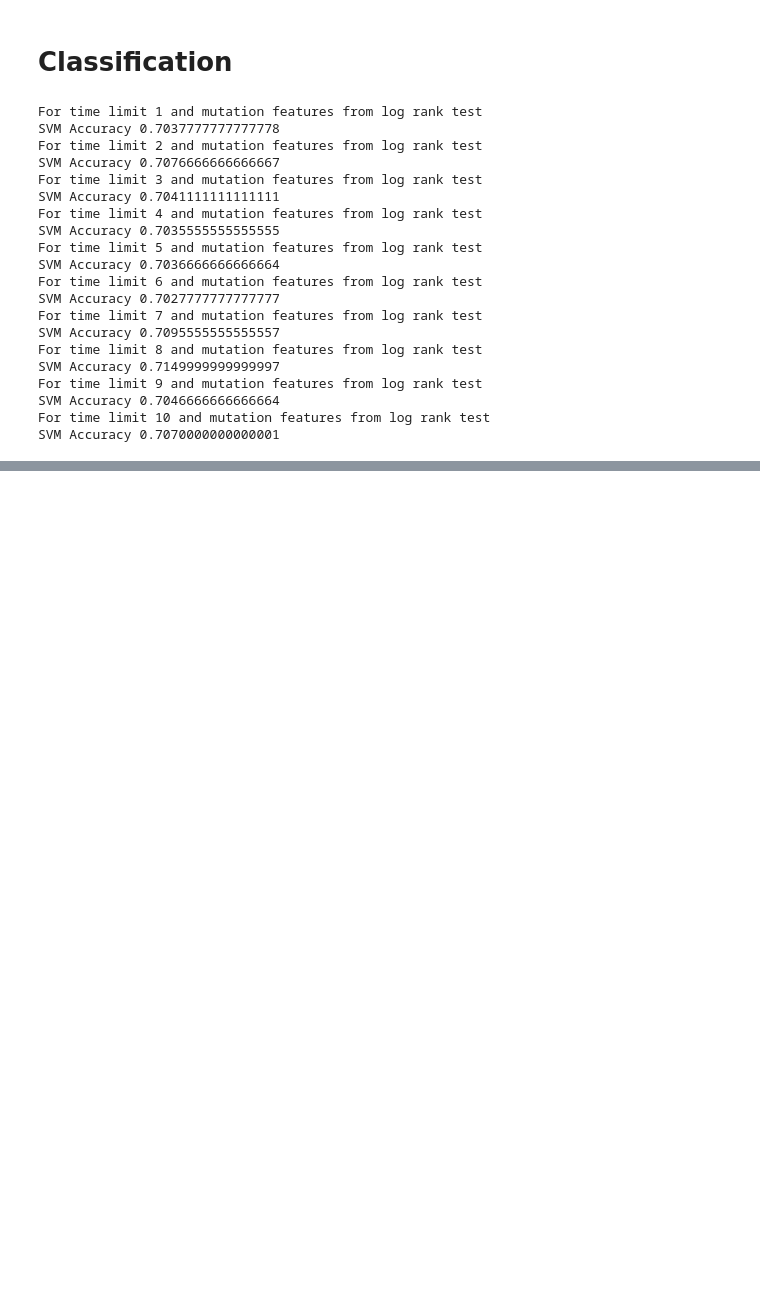
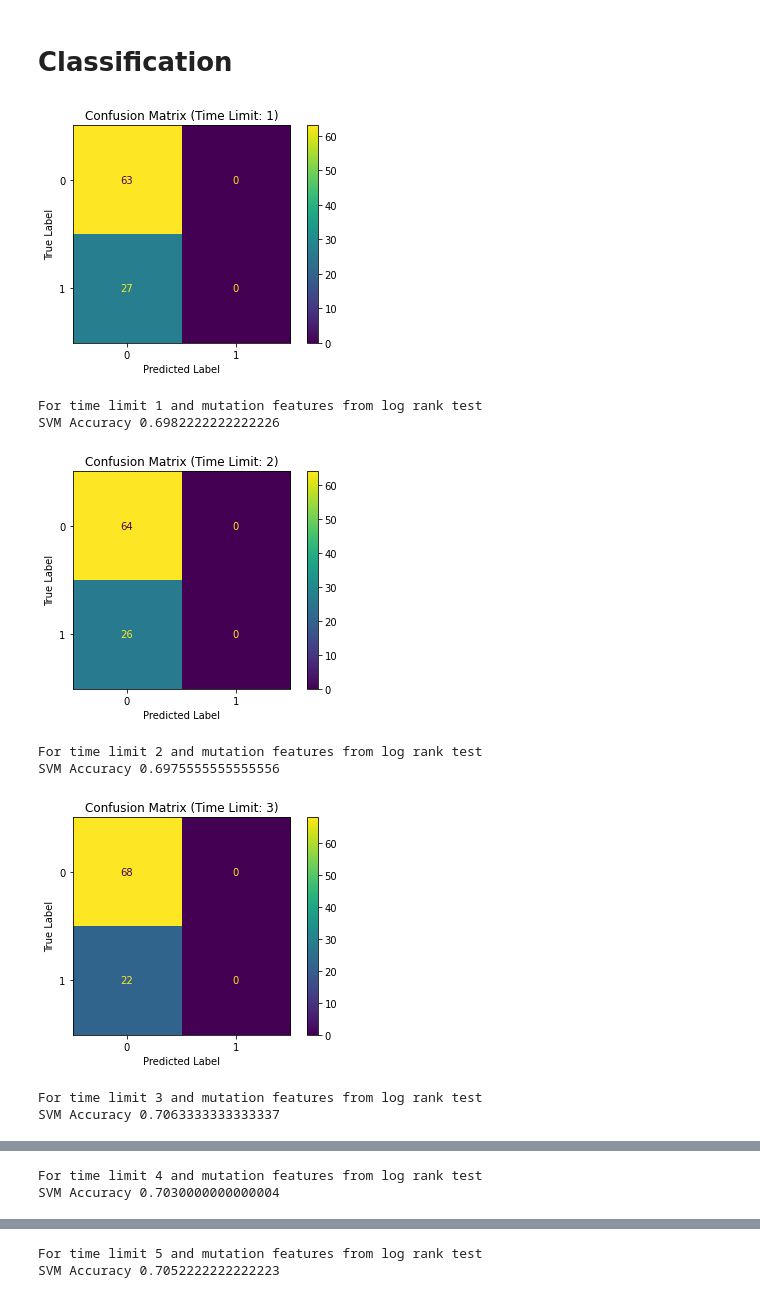
Before and after one commit to Enable72/ECE204_final_project, a Jupyter notebook: project5_mutation_logrank.ipynb, the cells around one changed output, grey strips where cells are left out. Drawn from its saved outputs; the diff is of its cells as text; code cells hidden in the pictures; blank space fills up the shorter version.

```diff
--- a/project5_mutation_logrank.ipynb
+++ b/project5_mutation_logrank.ipynb
@@ -86,6 +62,0 @@ a = logrank(full_data,gene_expression, 2) # example: use full data and 2 years a
-# %%
-time_limit = [1, 2, 5, 7, 10]
-feature_dic = {}
-for i in time_limit:
-    dic = logrank(full_data, gene_expression, i)
-    feature_dic[i] = list(dic.keys())
@@ -130,37 +99,32 @@ def classification_svm(df, features):
     svm_predictions = svm_clf.predict(X_test)
 
     # Evaluate the model
-    return accuracy_score(y_test, svm_predictions)
+    return confusion_matrix(y_test, svm_predictions),accuracy_score(y_test, svm_predictions)
     #print("SVM Accuracy:", accuracy_score(y_test, svm_predictions))
 # %%
 acc_svm = []
 for i in time_limit:
     lis = []
     for k in range(100):
-        accuracy = classification_svm(full_data, feature_dic[i])
+        matrix, accuracy = classification_svm(full_data, feature_dic[i])
         lis.append(accuracy)
     mean_acc = sum(lis)/len(lis)
     acc_svm.append(mean_acc)
+    cm_display = metrics.ConfusionMatrixDisplay(confusion_matrix = matrix, display_labels = [0, 1])
+    cm_display.plot()
+    plt.xlabel('Predicted Label')
+    plt.ylabel('True Label')
+    plt.title(f'Confusion Matrix (Time Limit: {i})')
+    plt.show()
     print('For time limit ' + str(i) + ' and mutation features from log rank test')
     print('SVM Accuracy ' + str(mean_acc))
 # %% [output]
+[figure, added]
 For time limit 1 and mutation features from log rank test
-SVM Accuracy 0.7037777777777778
-For time limit 2 and mutation features from log rank test
-SVM Accuracy 0.7076666666666667
-For time limit 3 and mutation features from log rank test
-SVM Accuracy 0.7041111111111111
-For time limit 4 and mutation features from log rank test
-SVM Accuracy 0.7035555555555555
-For time limit 5 and mutation features from log rank test
-SVM Accuracy 0.7036666666666664
-For time limit 6 and mutation features from log rank test
-SVM Accuracy 0.7027777777777777
-For time limit 7 and mutation features from log rank test
-SVM Accuracy 0.7095555555555557
-For time limit 8 and mutation features from log rank test
-SVM Accuracy 0.7149999999999997
-For time limit 9 and mutation features from log rank test
-SVM Accuracy 0.7046666666666664
-For time limit 10 and mutation features from log rank test
-SVM Accuracy 0.7070000000000001
+SVM Accuracy 0.6982222222222226
+[figure, added]
+For time limit 2 and mutation features from log rank test
+SVM Accuracy 0.6975555555555556
+[figure, added]
+For time limit 3 and mutation features from log rank test
+SVM Accuracy 0.7063333333333337
@@ -166,0 +132,2 @@ SVM Accuracy 0.7070000000000001
+For time limit 4 and mutation features from log rank test
+SVM Accuracy 0.7030000000000004
@@ -166,0 +135,2 @@ SVM Accuracy 0.7070000000000001
+For time limit 5 and mutation features from log rank test
+SVM Accuracy 0.7052222222222223
```
Also changed, not shown: parts of 14 cells of this notebook.
